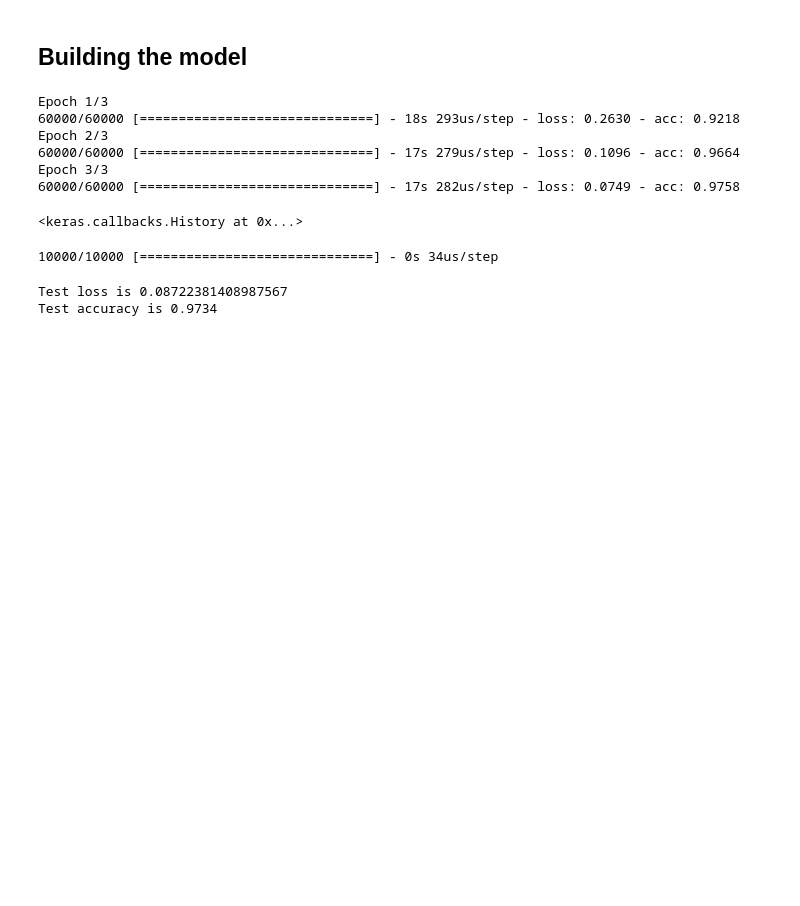
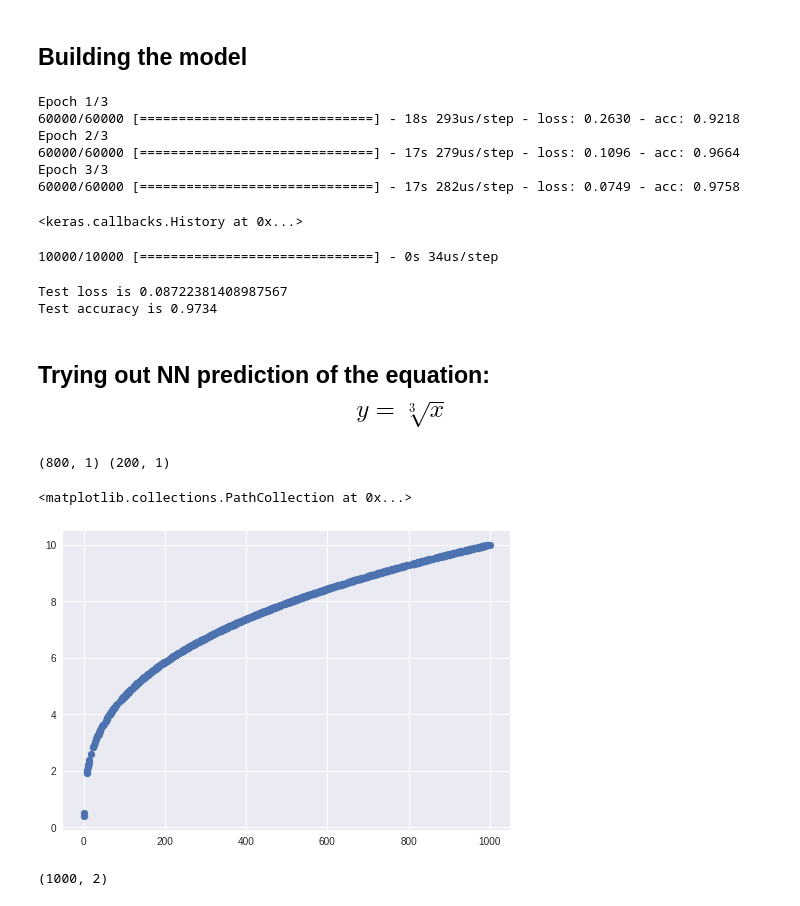
Before and after one commit to Kozyman/ML_portfolio, a Jupyter notebook: NN_Equation_Solver_2.ipynb, the cells around one changed output. Drawn from its saved outputs; the diff is of its cells as text; code cells hidden in the pictures; blank space fills up the shorter version.

Commit message:
Added a simple NN to test y=cube_root(x)

```diff
--- a/NN_Equation_Solver_2.ipynb
+++ b/NN_Equation_Solver_2.ipynb
@@ -60,3 +60,39 @@ print('Test loss is {} \nTest accuracy is {}'.format(test_loss, test_acc))
 # %% [output]
 Test loss is 0.08722381408987567
 Test accuracy is 0.9734
+# %% [markdown]
+## **Trying out NN prediction of the equation:** $$y = \sqrt[3]{x}$$
+# %%
+## defining test and train sets
+x = np.random.rand(1000)*1000
+x_num_train = x[:800]
+x_num_test = x[800:]
+
+## defining test and train labels
+def cube_root(x):
+  return np.cbrt(x)
+
+y_num_train = cube_root(x_num_train)
+y_num_test = cube_root(x_num_test)
+
+x_num_train = x_num_train.reshape((-1,1))
+x_num_test = x_num_test.reshape((-1,1))
+print(x_num_train.shape, x_num_test.shape)
+# print(y_num_train.shape, y_num_test.shape)
+# %% [output]
+(800, 1) (200, 1)
+# %%
+plt.scatter(x_num_train,y_num_train)
+# %% [output]
+<matplotlib.collections.PathCollection at 0x...>
+[figure, added]
+# %%
+x_grid_train = np.random.rand(1000,1)
+y_grid_train = np.random.rand(1000,1)
+labels_train = y_grid_train >= cube_root(x_grid_train)
+
+labels_train = labels_train.astype('int')
+combined_train = np.concatenate((x_grid_train, y_grid_train), axis=1)
+combined_train.shape
+# %% [output]
+(1000, 2)
```
Also changed, not shown: parts of 9 cells of this notebook.
